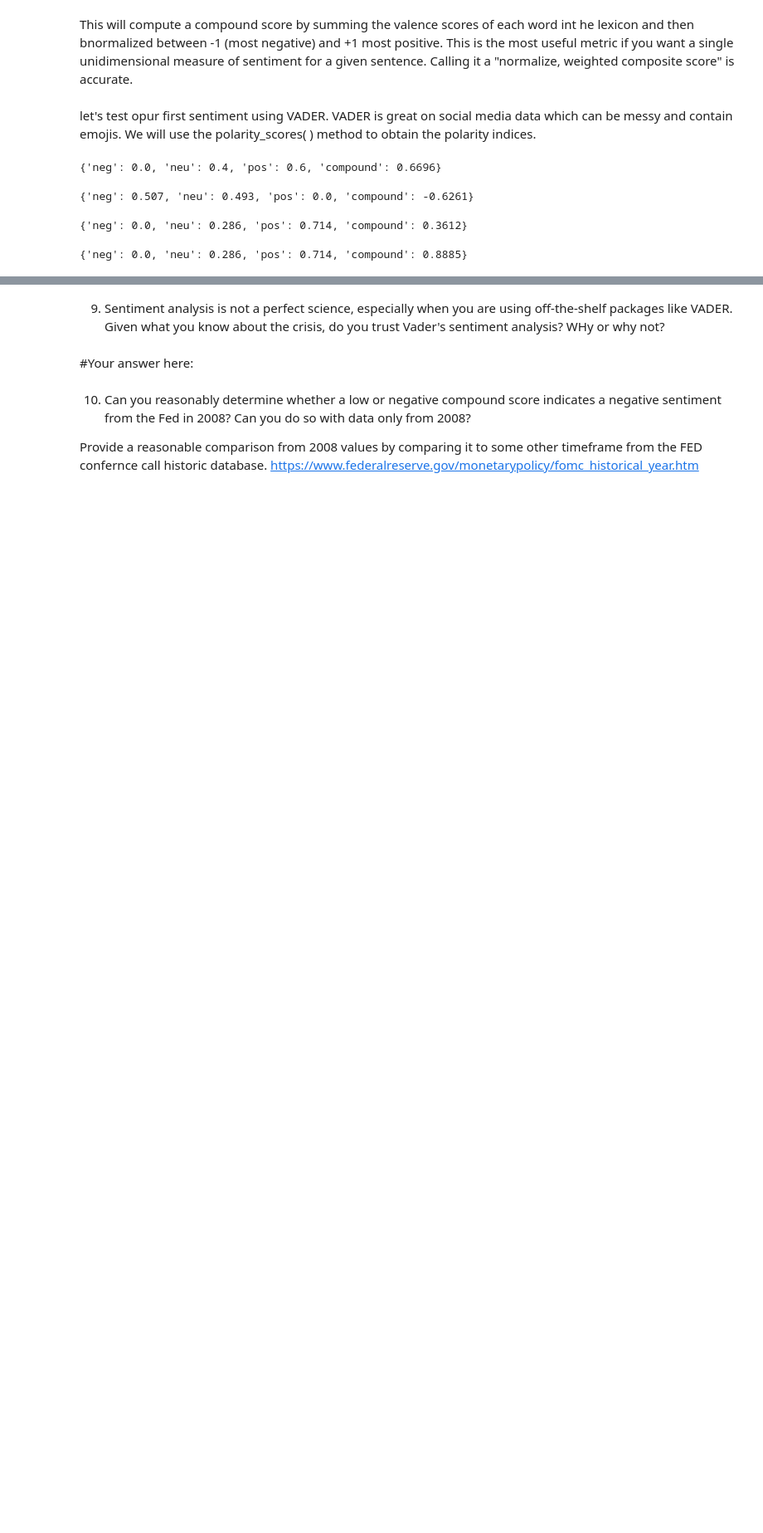
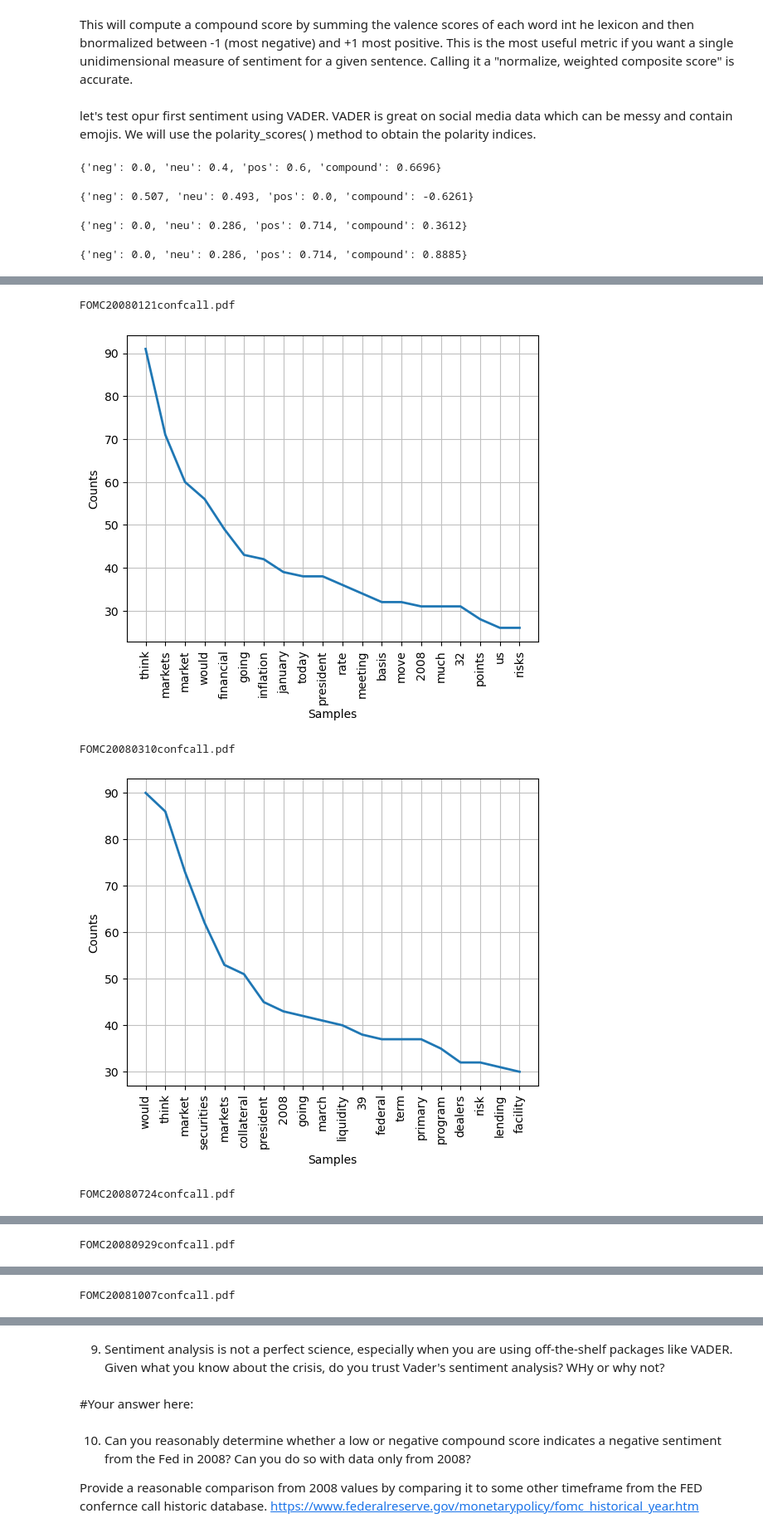
Before and after one commit to shuzhe-zhang/python-global-affairs, a Jupyter notebook: hw5/hw_5_shuzhe_zhang.ipynb, the cells around one changed output, grey strips where cells are left out. Shown: that part at 83% size. Saved outputs shown, nothing was run; the diff lists cells and outputs as text; code cells hidden in the pictures; blank space fills up the shorter version.

```diff
--- a/hw5/hw_5_shuzhe_zhang.ipynb
+++ b/hw5/hw_5_shuzhe_zhang.ipynb
@@ -182,0 +394,33 @@ You will need to convert these pdf into text to process.
+# %%
+def analyze_word_frequency_for_files(file_name):
+    """
+    Analyzes and plots the frequency of non-stop words in a PDF file.
+    Parameters:
+    - file_name (str): Path to the PDF file.
+    Outputs:
+    - A plot of the top 20 most frequent non-stop words in the file.
+    """
+    text, speech_dict = process_pdf(file_name)
+
+    words_list = [word.lower() for key in speech_dict for word in key.split()]
+    stopwords_new = stopwords + words_list + ['’', 'thank', file_name[10:12], file_name[11:12]]
+
+    tokens = word_tokenize(text)
+    text_filtered_list = [word.lower() for word in tokens if word.lower() not in stopwords_new and word not in punctuation]
+
+    fdist1 = FreqDist(text_filtered_list)
+    fdist1.plot(20)
+
+pdf_files = ["FOMC20080121confcall.pdf", "FOMC20080310confcall.pdf",
+             "FOMC20080724confcall.pdf", "FOMC20080929confcall.pdf",
+             "FOMC20081007confcall.pdf"]
+
+for file in pdf_files:
+    print(file)
+    analyze_word_frequency_for_files(file)
+# %% [output]
+FOMC20080121confcall.pdf
+[figure, added]
+FOMC20080310confcall.pdf
+[figure, added]
+FOMC20080724confcall.pdf
@@ -182,0 +428 @@ You will need to convert these pdf into text to process.
+FOMC20080929confcall.pdf
@@ -182,0 +430 @@ You will need to convert these pdf into text to process.
+FOMC20081007confcall.pdf
```
Also changed, not shown: parts of 29 cells of this notebook, 5 other files.
